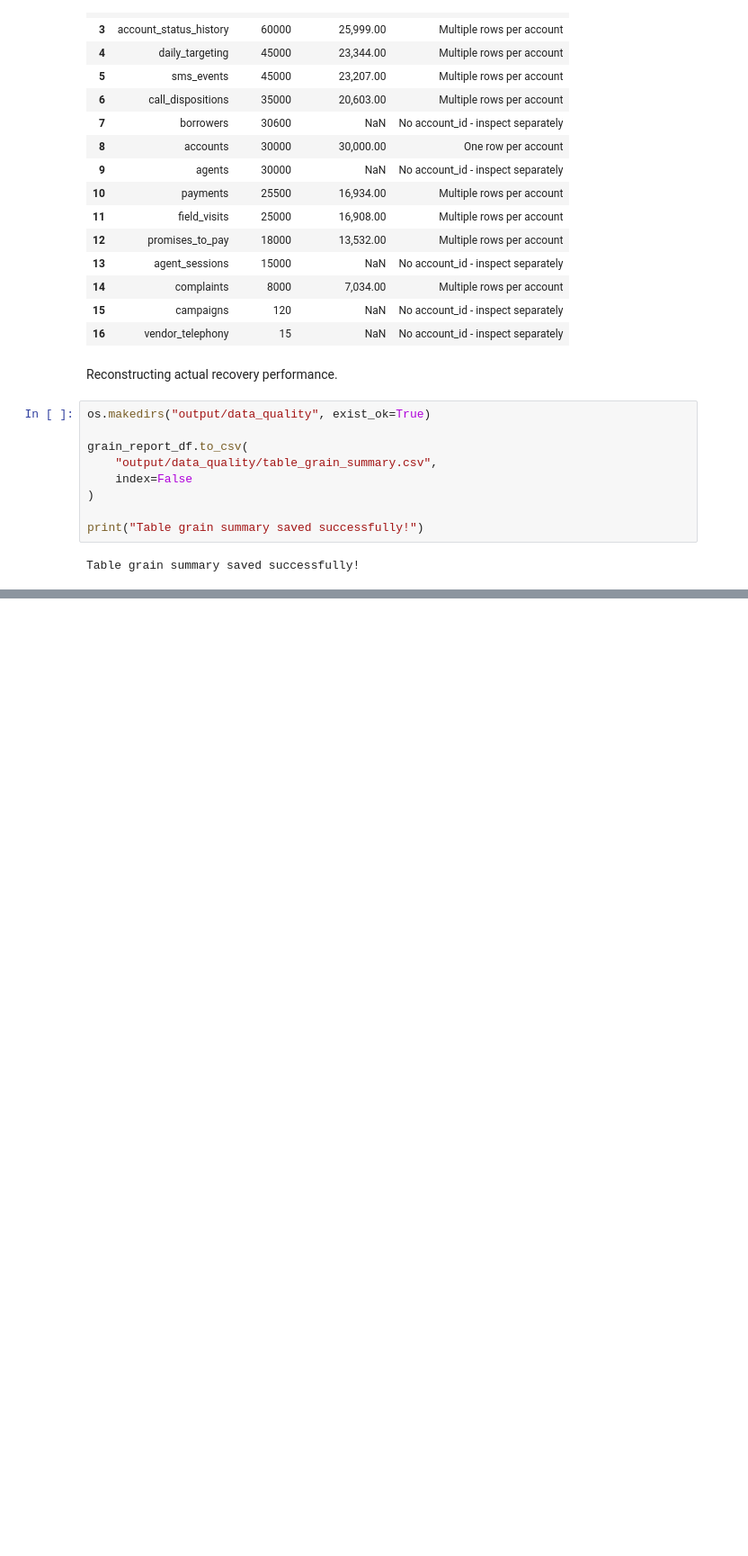
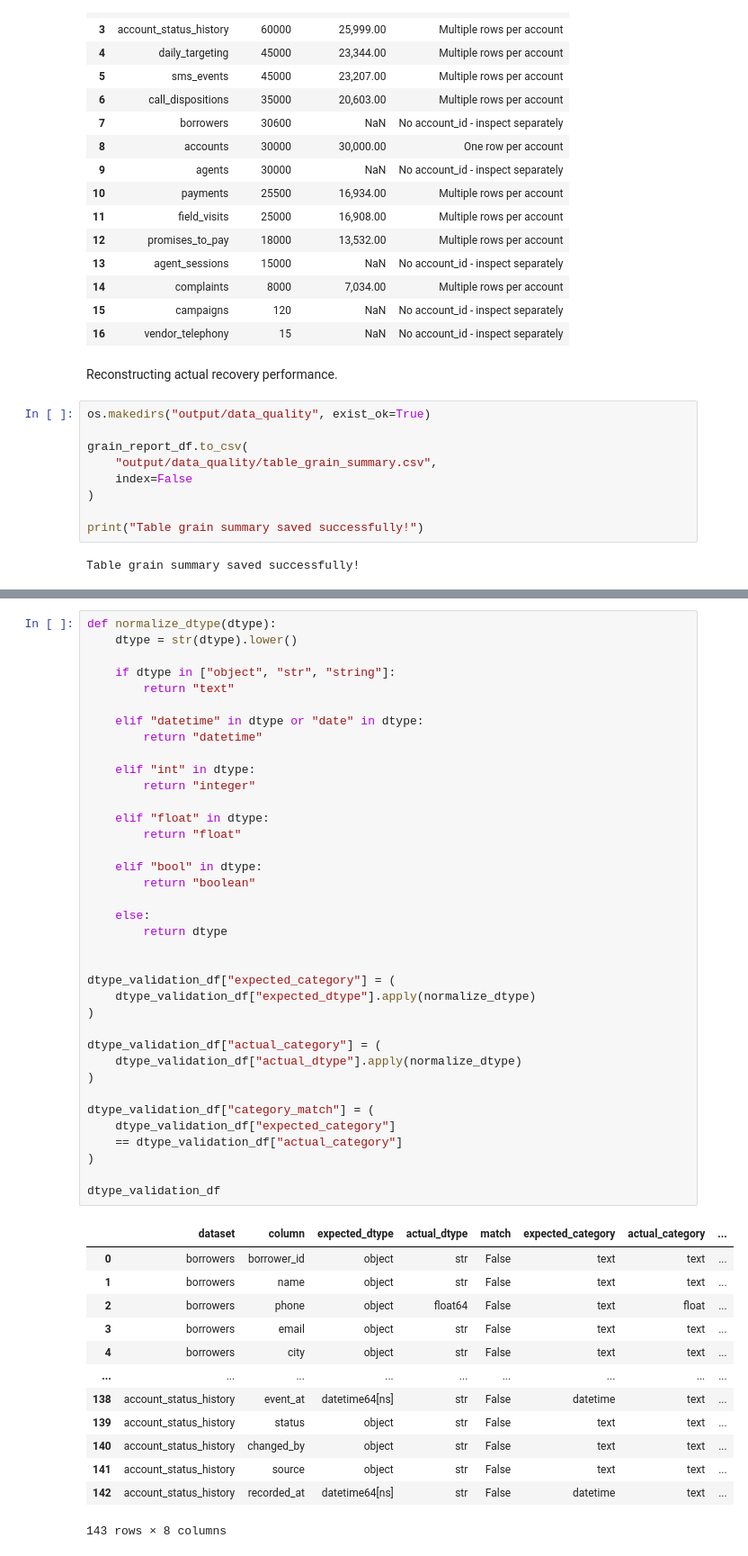
Before and after one commit to Rohit3435/Data_Analyst_Assignment, a Jupyter notebook: Data_Analyst_Project.ipynb, the cells around one changed output, grey strips where cells are left out. Shown at 90% size. Cells and saved outputs as stored; diff of their text form; blank space fills up the shorter version.

```diff
--- a/Data_Analyst_Project.ipynb
+++ b/Data_Analyst_Project.ipynb
@@ -452,0 +521,51 @@ Table grain summary saved successfully!
+# %%
+def normalize_dtype(dtype):
+    dtype = str(dtype).lower()
+
+    if dtype in ["object", "str", "string"]:
+        return "text"
+
+    elif "datetime" in dtype or "date" in dtype:
+        return "datetime"
+
+    elif "int" in dtype:
+        return "integer"
+
+    elif "float" in dtype:
+        return "float"
+
+    elif "bool" in dtype:
+        return "boolean"
+
+    else:
+        return dtype
+
+
+dtype_validation_df["expected_category"] = (
+    dtype_validation_df["expected_dtype"].apply(normalize_dtype)
+)
+
+dtype_validation_df["actual_category"] = (
+    dtype_validation_df["actual_dtype"].apply(normalize_dtype)
+)
+
+dtype_validation_df["category_match"] = (
+    dtype_validation_df["expected_category"]
+    == dtype_validation_df["actual_category"]
+)
+
+dtype_validation_df
+# %% [output]
+|  | dataset | column | expected_dtype | actual_dtype | match | expected_category | actual_category | ... |
+| 0 | borrowers | borrower_id | object | str | False | text | text | ... |
+| 1 | borrowers | name | object | str | False | text | text | ... |
+| 2 | borrowers | phone | object | float64 | False | text | float | ... |
+| 3 | borrowers | email | object | str | False | text | text | ... |
+| 4 | borrowers | city | object | str | False | text | text | ... |
+| ... | ... | ... | ... | ... | ... | ... | ... | ... |
+| 138 | account_status_history | event_at | datetime64[ns] | str | False | datetime | text | ... |
+| 139 | account_status_history | status | object | str | False | text | text | ... |
+| 140 | account_status_history | changed_by | object | str | False | text | text | ... |
+| 141 | account_status_history | source | object | str | False | text | text | ... |
+| 142 | account_status_history | recorded_at | datetime64[ns] | str | False | datetime | text | ... |
+143 rows × 8 columns
```
Also changed, not shown: parts of 10 cells of this notebook, 1 other file.
